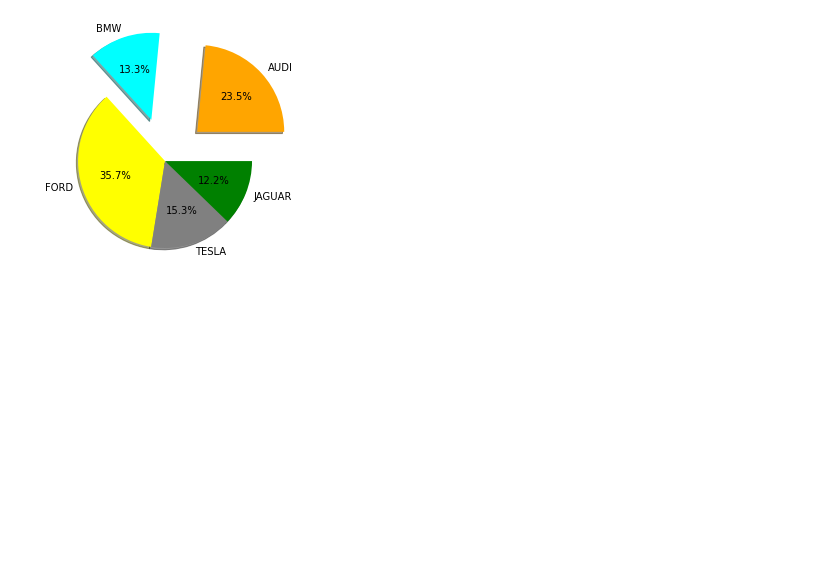
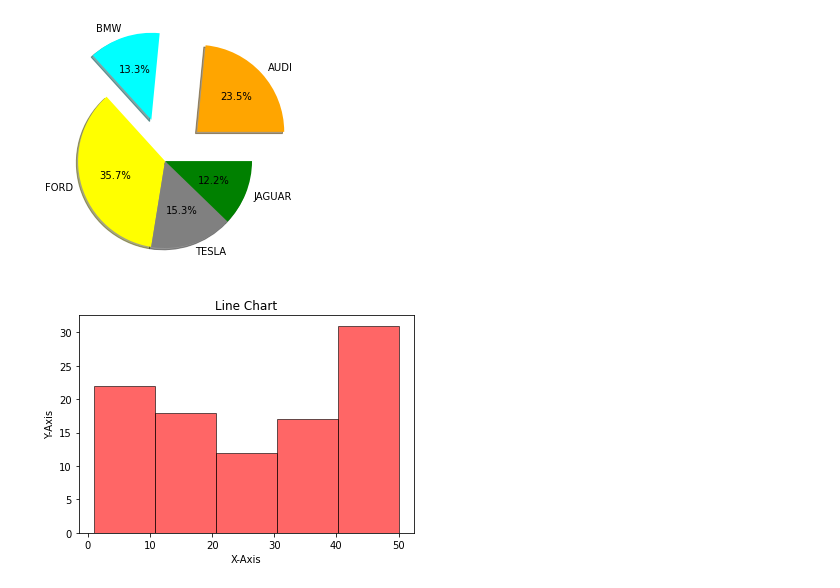
Before and after one commit to vivekc18/pydata, a Jupyter notebook: Data_visualization_with_python.ipynb, the cells around one changed output. Cells and saved outputs as stored; diff of their text form; code cells hidden in the pictures; blank space fills up the shorter version.

```diff
--- a/Data_visualization_with_python.ipynb
+++ b/Data_visualization_with_python.ipynb
@@ -589,3 +589,22 @@ plt.pie(data, labels=cars, explode=explode,
 plt.show()
 # %% [output]
 [figure]
+# %%
+import matplotlib.pyplot as plt
+import pandas as pd
+import numpy as np
+
+ # initializing the data
+y = np.random.randint(1,51,100)
+
+# plotting the data
+plt.hist(y, bins=5, color='r',edgecolor='k',alpha=0.6)
+
+plt.title("Line Chart")
+
+plt.ylabel('Y-Axis')
+
+plt.xlabel('X-Axis')
+plt.show()
+# %% [output]
+[figure, added]
```
Also changed, not shown: parts of 38 cells of this notebook.
